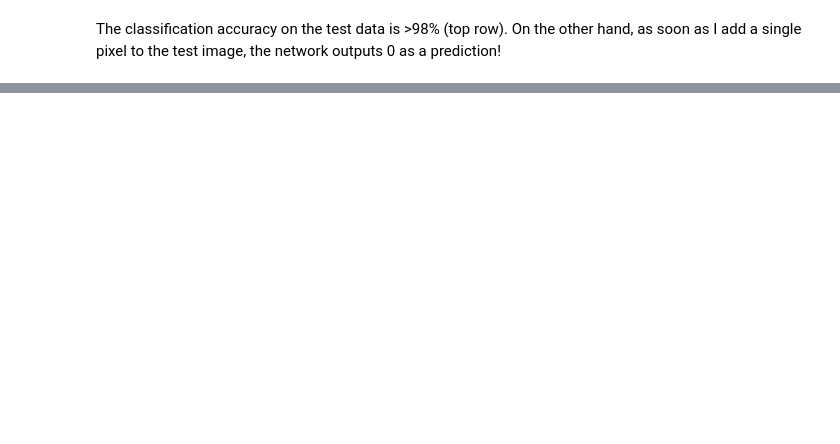
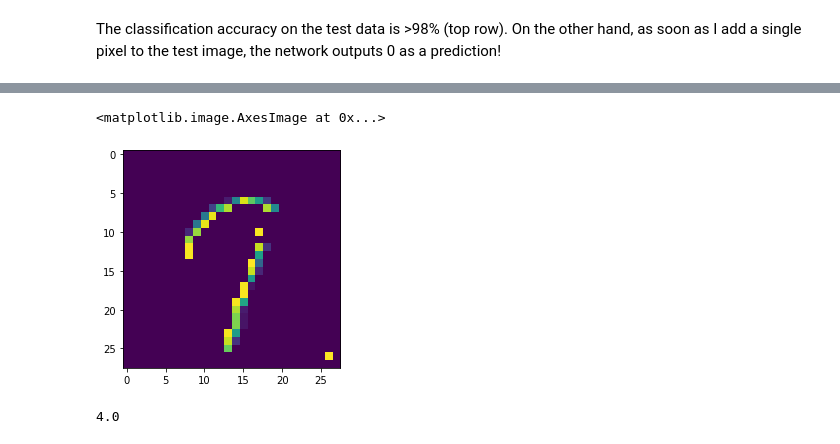
Before and after one commit to jonathanhuml/interpretable_citrus, a Jupyter notebook: TO_MNIST_BadNets.ipynb, the cells around one changed output, grey strips where cells are left out. Saved outputs shown, nothing was run; the diff lists cells and outputs as text; code cells hidden in the pictures; blank space fills up the shorter version.

```diff
--- a/TO_MNIST_BadNets.ipynb
+++ b/TO_MNIST_BadNets.ipynb
@@ -267,0 +354,29 @@ The classification accuracy on the test data is >98% (top row). On the other han
+# %%
+def choose_segments(im, segments):
+    """
+    take a segmented image and turn off a subset of segments
+
+    arguments:
+        image: original image (28, 28)
+        segments: interger mask
+
+    returns:
+        im_pert: perturbed image (28, 28)
+        seg_idx_one_hot
+    """
+
+    num_seg = len(np.unique(segments))  # total number of segments
+    seg_idx = np.where(np.random.choice((0, 1), size=num_seg))[0] # array of segments to turn off
+
+    mask_1D = np.ones(im.shape[0:2], dtype=bool)
+    for seg in seg_idx:
+        mask_1D[segments == seg] = False
+
+    #mask_3D = mask_1D[:, :, np.newaxis]
+    #mask_3D = np.tile(mask_3D, reps=3)  # repeat for all three color channels
+    #assert mask_3D.shape == im.shape, "shape of the image and mask does not match"
+    im_pert = np.multiply(im, mask_1D)
+
+    seg_idx_one_hot = np.zeros(num_seg)
+    seg_idx_one_hot[seg_idx] = 1
+    return im_pert, seg_idx_one_hot
@@ -267,0 +472,11 @@ The classification accuracy on the test data is >98% (top row). On the other han
+# %%
+im_pert, seg_idx_one_hot = choose_segments(im_trig, segments)
+# %%
+plt.imshow(im_pert)
+# %% [output]
+<matplotlib.image.AxesImage at 0x...>
+[figure, added]
+# %%
+seg_idx_one_hot.sum()
+# %% [output]
+4.0
```
Also changed, not shown: parts of 23 cells of this notebook.
